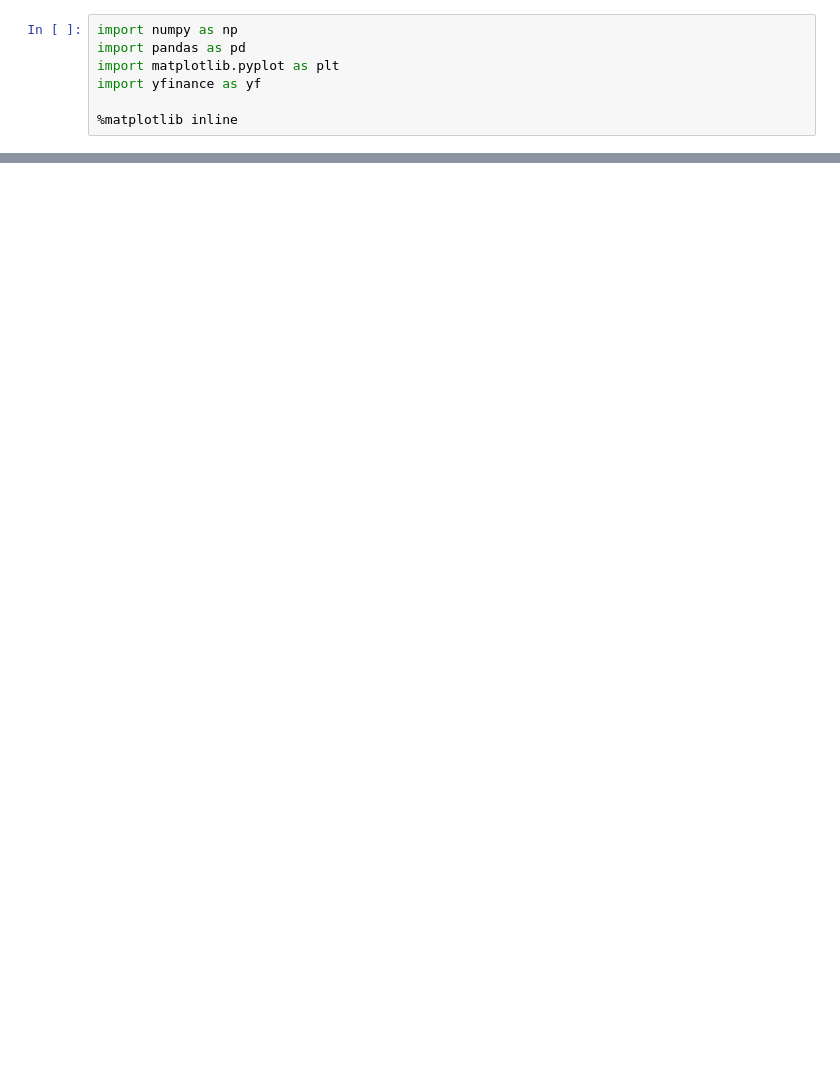
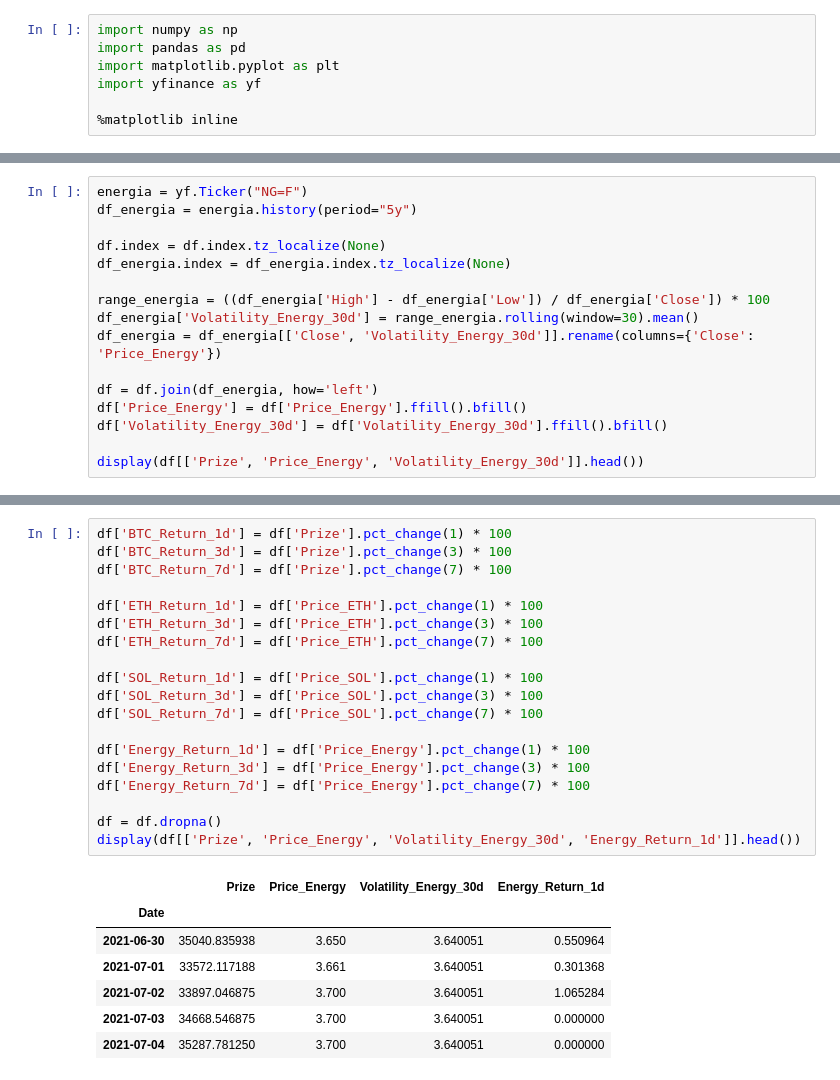
Before and after one commit to TverdohlebEgor/ProgettoDataIntensive, a Jupyter notebook: main.ipynb, the cells around one changed output, grey strips where cells are left out. Drawn from its saved outputs; the diff is of its cells as text; blank space fills up the shorter version.

```diff
--- a/main.ipynb
+++ b/main.ipynb
@@ -151,0 +160,16 @@ KeyError: 'Tweet_Volume'
+# %%
+energia = yf.Ticker("NG=F")
+df_energia = energia.history(period="5y")
+
+df.index = df.index.tz_localize(None)
+df_energia.index = df_energia.index.tz_localize(None)
+
+range_energia = ((df_energia['High'] - df_energia['Low']) / df_energia['Close']) * 100
+df_energia['Volatility_Energy_30d'] = range_energia.rolling(window=30).mean()
+df_energia = df_energia[['Close', 'Volatility_Energy_30d']].rename(columns={'Close': 'Price_Energy'})
+
+df = df.join(df_energia, how='left')
+df['Price_Energy'] = df['Price_Energy'].ffill().bfill()
+df['Volatility_Energy_30d'] = df['Volatility_Energy_30d'].ffill().bfill()
+
+display(df[['Prize', 'Price_Energy', 'Volatility_Energy_30d']].head())
@@ -151,0 +192,27 @@ KeyError: 'Tweet_Volume'
+# %%
+df['BTC_Return_1d'] = df['Prize'].pct_change(1) * 100
+df['BTC_Return_3d'] = df['Prize'].pct_change(3) * 100
+df['BTC_Return_7d'] = df['Prize'].pct_change(7) * 100
+
+df['ETH_Return_1d'] = df['Price_ETH'].pct_change(1) * 100
+df['ETH_Return_3d'] = df['Price_ETH'].pct_change(3) * 100
+df['ETH_Return_7d'] = df['Price_ETH'].pct_change(7) * 100
+
+df['SOL_Return_1d'] = df['Price_SOL'].pct_change(1) * 100
+df['SOL_Return_3d'] = df['Price_SOL'].pct_change(3) * 100
+df['SOL_Return_7d'] = df['Price_SOL'].pct_change(7) * 100
+
+df['Energy_Return_1d'] = df['Price_Energy'].pct_change(1) * 100
+df['Energy_Return_3d'] = df['Price_Energy'].pct_change(3) * 100
+df['Energy_Return_7d'] = df['Price_Energy'].pct_change(7) * 100
+
+df = df.dropna()
+display(df[['Prize', 'Price_Energy', 'Volatility_Energy_30d', 'Energy_Return_1d']].head())
+# %% [output]
+|  | Prize | Price_Energy | Volatility_Energy_30d | Energy_Return_1d |
+| Date |  |  |  |  |
+| 2021-06-30 | 35040.835938 | 3.650 | 3.640051 | 0.550964 |
+| 2021-07-01 | 33572.117188 | 3.661 | 3.640051 | 0.301368 |
+| 2021-07-02 | 33897.046875 | 3.700 | 3.640051 | 1.065284 |
+| 2021-07-03 | 34668.546875 | 3.700 | 3.640051 | 0.000000 |
+| 2021-07-04 | 35287.781250 | 3.700 | 3.640051 | 0.000000 |
```
Also changed, not shown: parts of 58 cells of this notebook, 3 other files.
